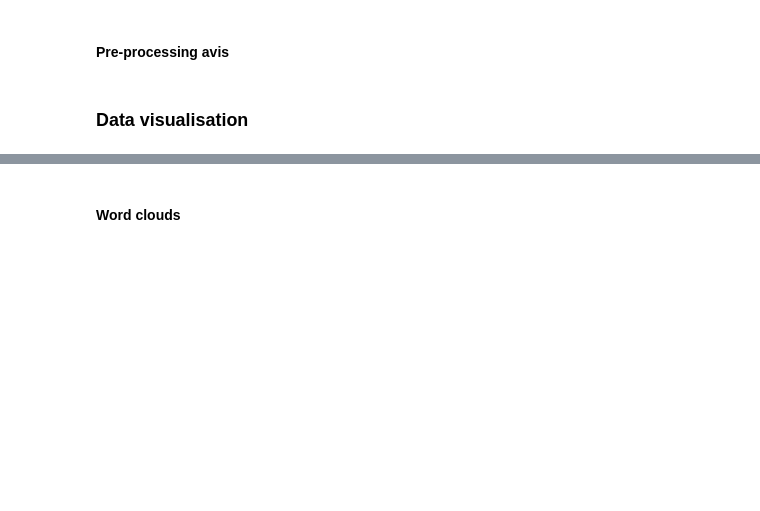
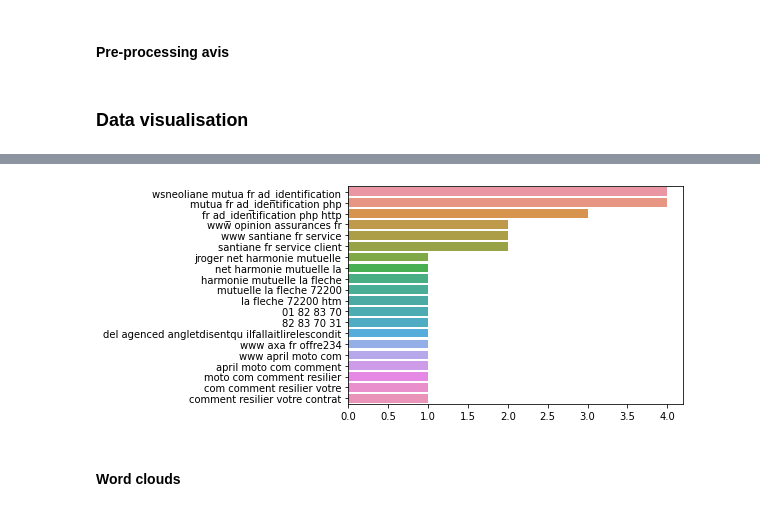
Before and after one commit to m-cheicki/NLP_Project_2, a Jupyter notebook: CELIE_CHEICKISMAIL_NLP_PROJECT2_INSURANCE-Copy1.ipynb, the cells around one changed output, grey strips where cells are left out. Drawn from its saved outputs; the diff is of its cells as text; code cells hidden in the pictures; blank space fills up the shorter version.

```diff
--- a/CELIE_CHEICKISMAIL_NLP_PROJECT2_INSURANCE-Copy1.ipynb
+++ b/CELIE_CHEICKISMAIL_NLP_PROJECT2_INSURANCE-Copy1.ipynb
@@ -273,3 +321,7 @@ fig.update_layout(
+# %%
+plot_top_ngrams_barchart(df['stemmed_avis'], 4)
+# %% [output]
+[figure, added]
 # %% [markdown]
 #### Word clouds
 # %%
```
Also changed, not shown: parts of 43 cells of this notebook.
